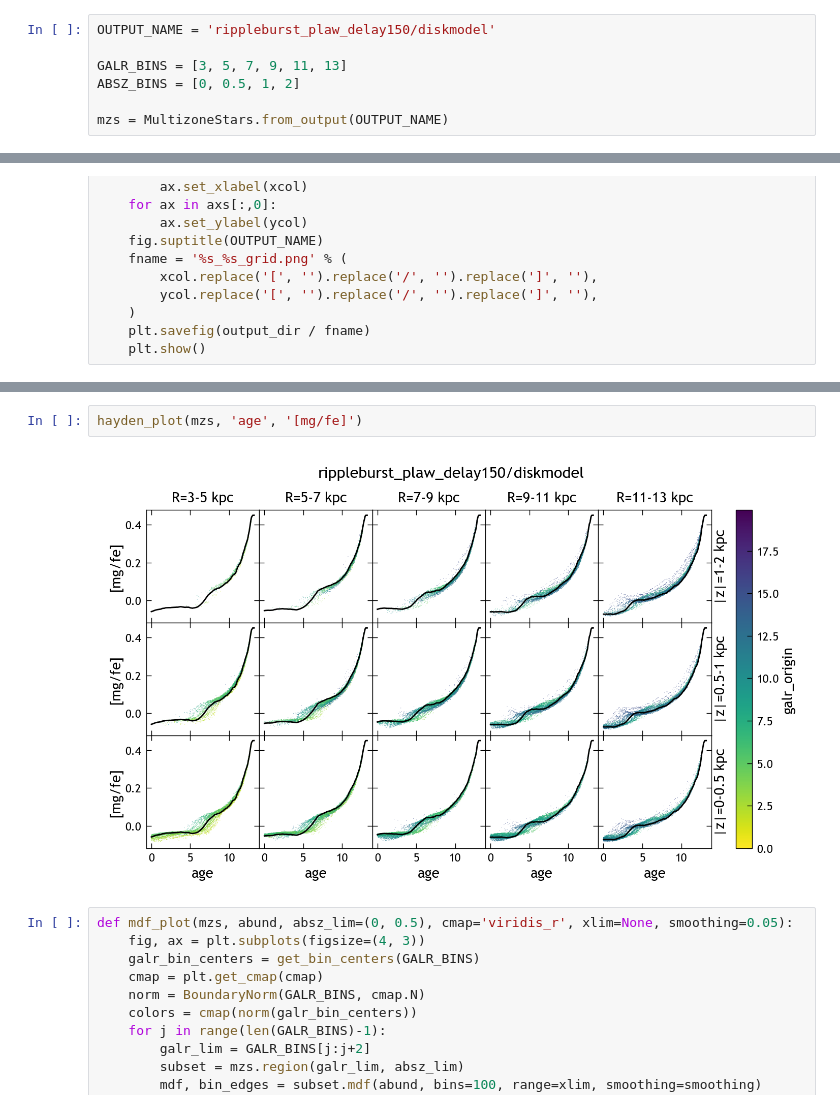
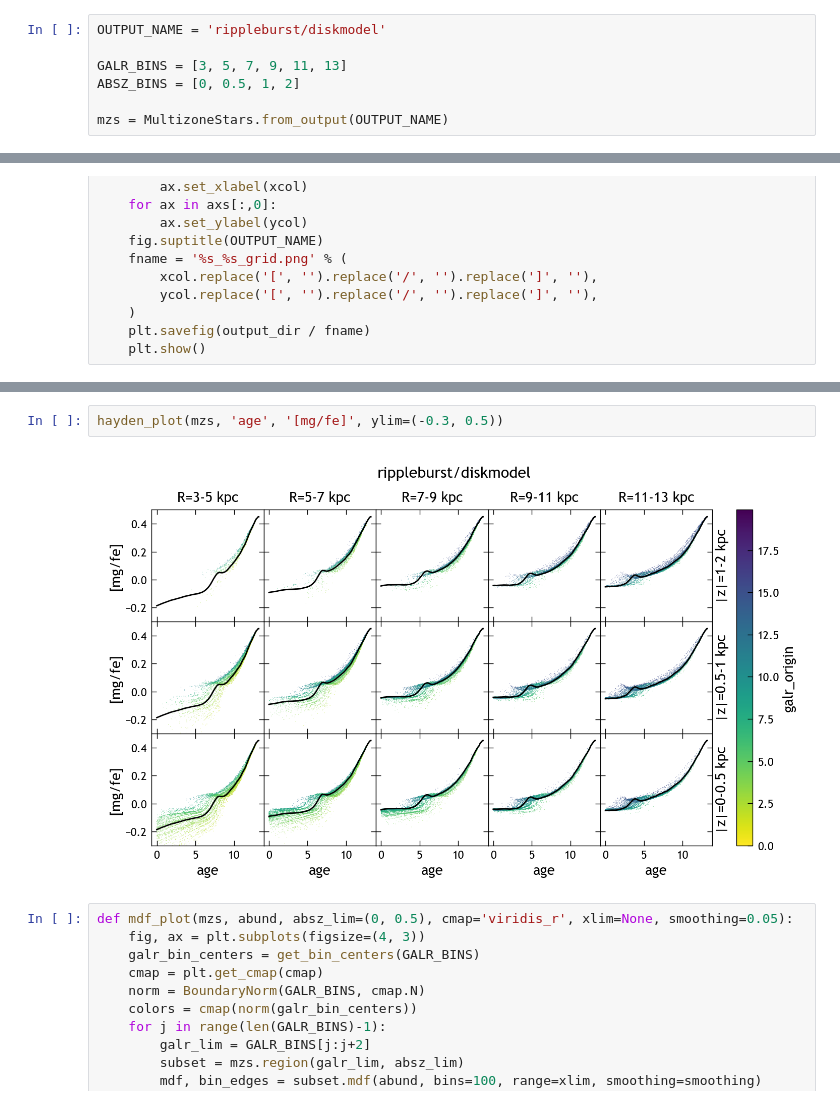
Before and after one commit to lodubay/yar-models, a Jupyter notebook: multizone_plots.ipynb, the cells around one changed output, grey strips where cells are left out. Saved outputs shown, nothing was run; the diff lists cells and outputs as text.

```diff
--- a/multizone_plots.ipynb
+++ b/multizone_plots.ipynb
@@ -17,7 +17,7 @@ from multizone._globals import MAX_SF_RADIUS, ZONE_WIDTH, END_TIME
 
 plt.style.use(paths.styles / 'notebook.mplstyle')
 # %%
-OUTPUT_NAME = 'rippleburst_plaw_delay150/diskmodel'
+OUTPUT_NAME = 'rippleburst/diskmodel'
 
 GALR_BINS = [3, 5, 7, 9, 11, 13]
 ABSZ_BINS = [0, 0.5, 1, 2]
@@ -146,7 +150,7 @@ hayden_plot(mzs, 'age', '[mg/h]', ylim=(-1.5, 0.5))
 # %%
-hayden_plot(mzs, 'age', '[mg/fe]')
+hayden_plot(mzs, 'age', '[mg/fe]', ylim=(-0.3, 0.5))
 # %% [output]
-[figure, old version]
+[figure, new version]
 # %%
 def mdf_plot(mzs, abund, absz_lim=(0, 0.5), cmap='viridis_r', xlim=None, smoothing=0.05):
     fig, ax = plt.subplots(figsize=(4, 3))
```
Also changed, not shown: parts of 12 cells of this notebook, 39 other files.
